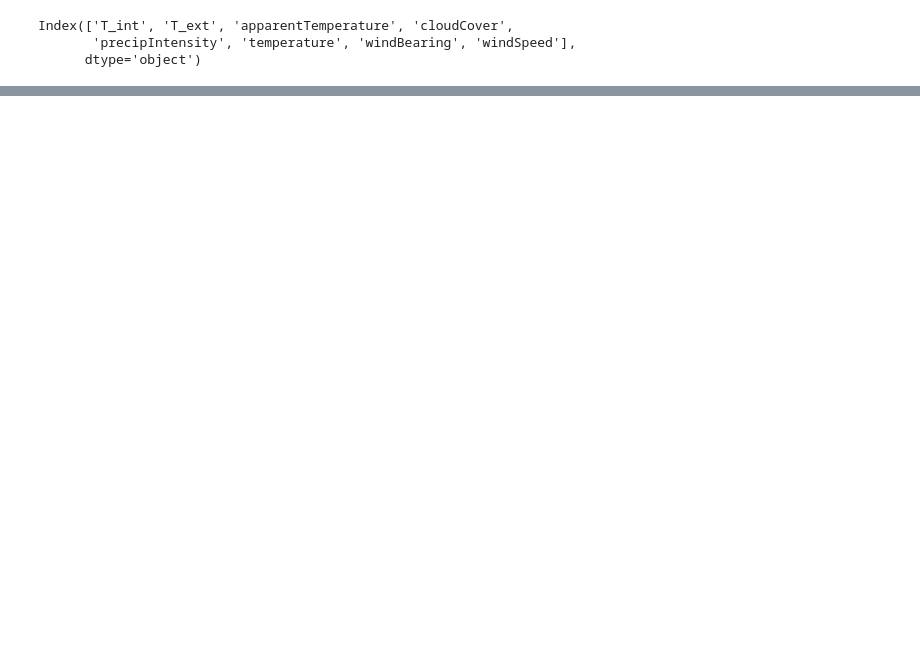
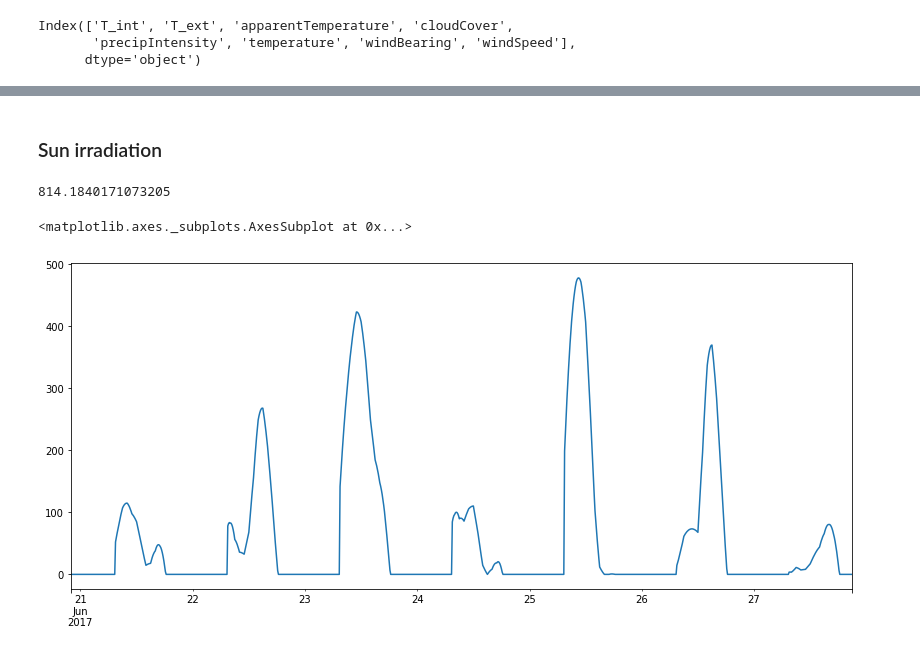
Before and after one commit to xdze2/thermique_appart, a Jupyter notebook: get_all_data.ipynb, the cells around one changed output, grey strips where cells are left out. Drawn from its saved outputs; the diff is of its cells as text; code cells hidden in the pictures; blank space fills up the shorter version.

```diff
--- a/get_all_data.ipynb
+++ b/get_all_data.ipynb
@@ -71,0 +72,2 @@ alldata[['windSpeed']].plot()
+# %% [markdown]
+### Sun irradiation
@@ -71,0 +76,22 @@ alldata[['windSpeed']].plot()
+# %%
+d = dt.datetime(2017, 6, 22, 11, 0, 0, 0)
+sigma = 37
+phi_C = 50
+
+F = sun.get_flux_surface( coords_grenoble, d, sigma, phi_C )
+print( F )
+# %% [output]
+814.1840171073205
+# %%
+sigma_bastille = 37   # deg, angle du toit coté bastille
+phi_C_bastille = 50 # deg, azimuth du toit
+
+Flux_bastille = [ sun.get_flux_surface( coords_grenoble, d, sigma_bastille, phi_C_bastille ) \
+                 for d in alldata.index ]
+# %%
+alldata['Flux_bastille'] = Flux_bastille*alldata['cloudCover']
+# %%
+alldata['Flux_bastille'].plot(figsize=(14, 6))
+# %% [output]
+<matplotlib.axes._subplots.AxesSubplot at 0x...>
+[figure, added]
```
Also changed, not shown: parts of 7 cells of this notebook, 2 other files.
